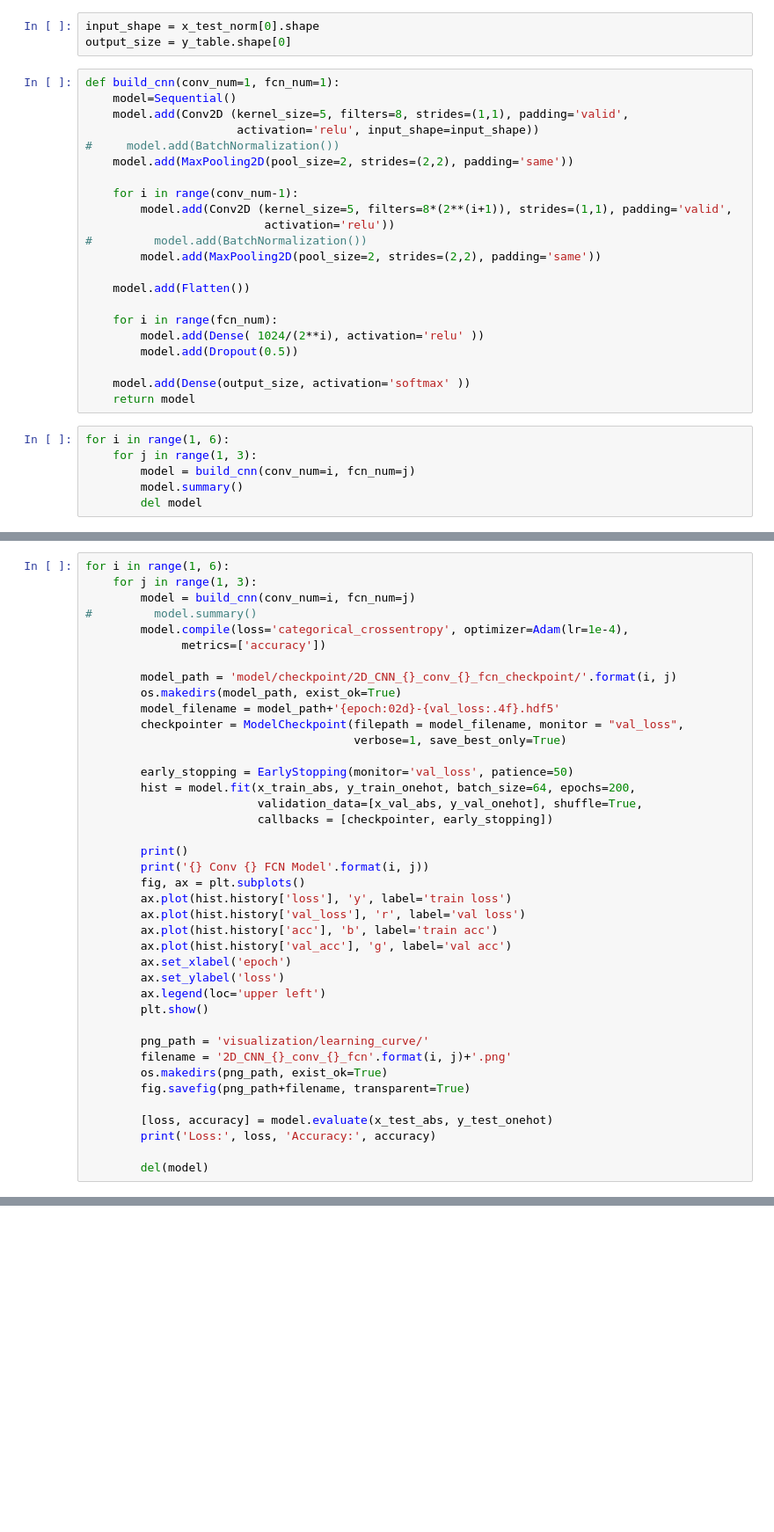
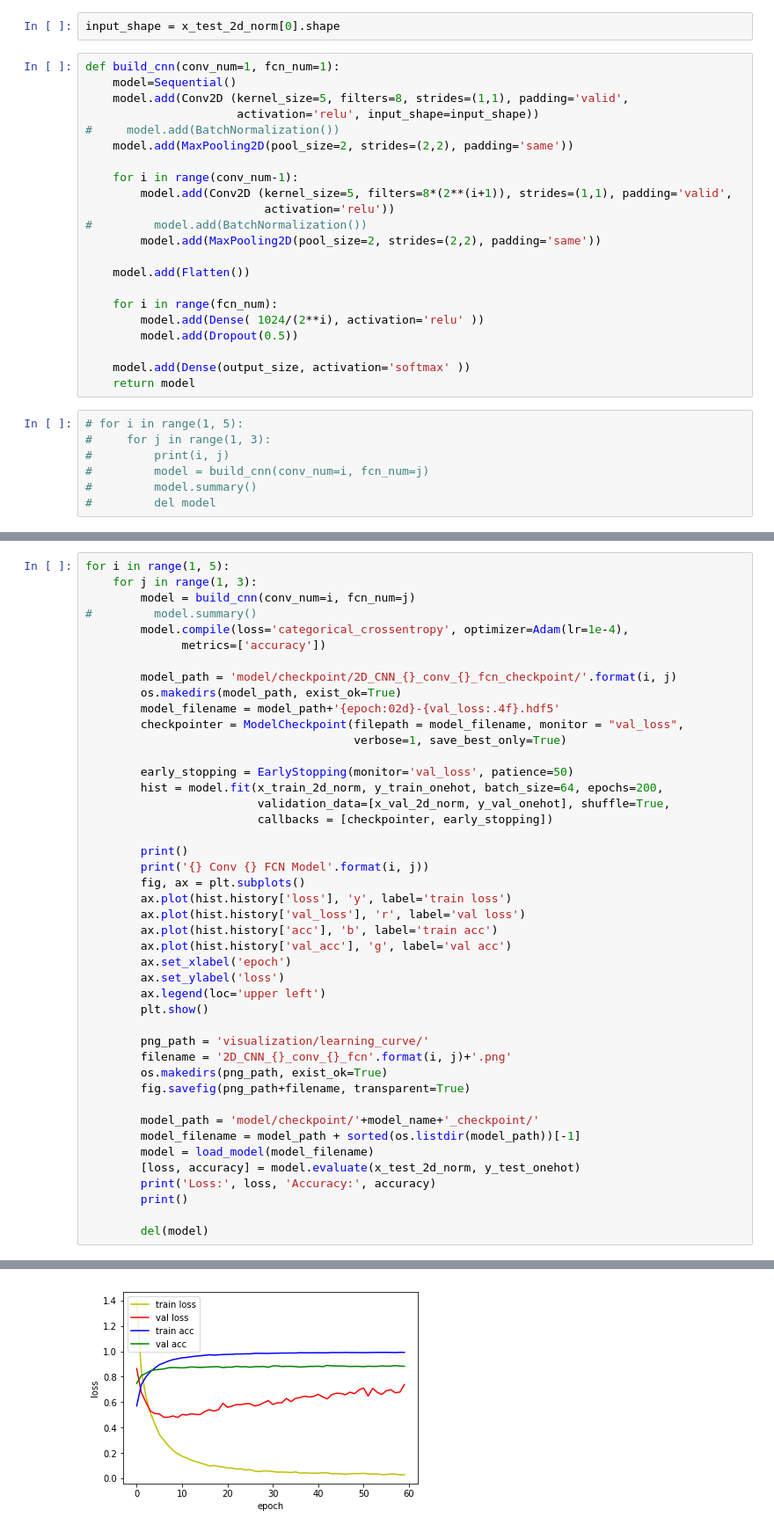
Before and after one commit to BbChip0103/sf_word_recog_research, a Jupyter notebook: from_professor/train_2d_cnn.ipynb, the cells around one changed output, grey strips where cells are left out. Shown at 88% size. Cells and saved outputs as stored; diff of their text form; blank space fills up the shorter version.

```diff
--- a/from_professor/train_2d_cnn.ipynb
+++ b/from_professor/train_2d_cnn.ipynb
@@ -80,6 +74,5 @@ KeyboardInterrupt:
 # %%
-input_shape = x_test_norm[0].shape
-output_size = y_table.shape[0]
+input_shape = x_test_2d_norm[0].shape
 # %%
 def build_cnn(conv_num=1, fcn_num=1):
     model=Sequential()
@@ -103,9 +96,10 @@ def build_cnn(conv_num=1, fcn_num=1):
     model.add(Dense(output_size, activation='softmax' ))
     return model
 # %%
-for i in range(1, 6):
-    for j in range(1, 3):
-        model = build_cnn(conv_num=i, fcn_num=j)
-        model.summary()
-        del model
+# for i in range(1, 5):
+#     for j in range(1, 3):
+#         print(i, j)
+#         model = build_cnn(conv_num=i, fcn_num=j)
+#         model.summary()
+#         del model
 # %% [output]
@@ -116,5 +123,5 @@ ValueError: Input 0 of layer conv2d is incompatible with the layer: expected ndi
 # %%
-for i in range(1, 6):
+for i in range(1, 5):
     for j in range(1, 3):
         model = build_cnn(conv_num=i, fcn_num=j)
 #         model.summary()
@@ -128,8 +135,8 @@ for i in range(1, 6):
                                        verbose=1, save_best_only=True)
 
         early_stopping = EarlyStopping(monitor='val_loss', patience=50)
-        hist = model.fit(x_train_abs, y_train_onehot, batch_size=64, epochs=200,
-                         validation_data=[x_val_abs, y_val_onehot], shuffle=True,
+        hist = model.fit(x_train_2d_norm, y_train_onehot, batch_size=64, epochs=200,
+                         validation_data=[x_val_2d_norm, y_val_onehot], shuffle=True,
                          callbacks = [checkpointer, early_stopping])
 
         print()
@@ -149,7 +156,12 @@ for i in range(1, 6):
         os.makedirs(png_path, exist_ok=True)
         fig.savefig(png_path+filename, transparent=True)
 
-        [loss, accuracy] = model.evaluate(x_test_abs, y_test_onehot)
+        model_path = 'model/checkpoint/'+model_name+'_checkpoint/'
+        model_filename = model_path + sorted(os.listdir(model_path))[-1]
+        model = load_model(model_filename)
+        [loss, accuracy] = model.evaluate(x_test_2d_norm, y_test_onehot)
         print('Loss:', loss, 'Accuracy:', accuracy)
+        print()
 
         del(model)
+# %% [output]
@@ -155,0 +185 @@ for i in range(1, 6):
+[figure, added]
```
Also changed, not shown: parts of 12 cells of this notebook.
